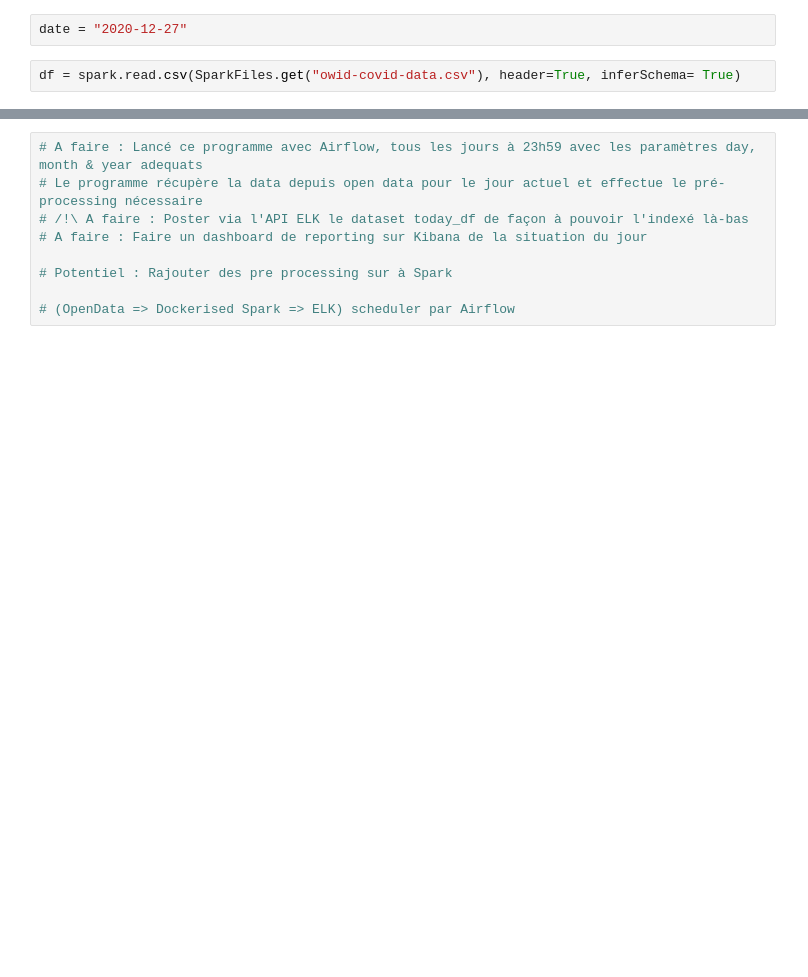
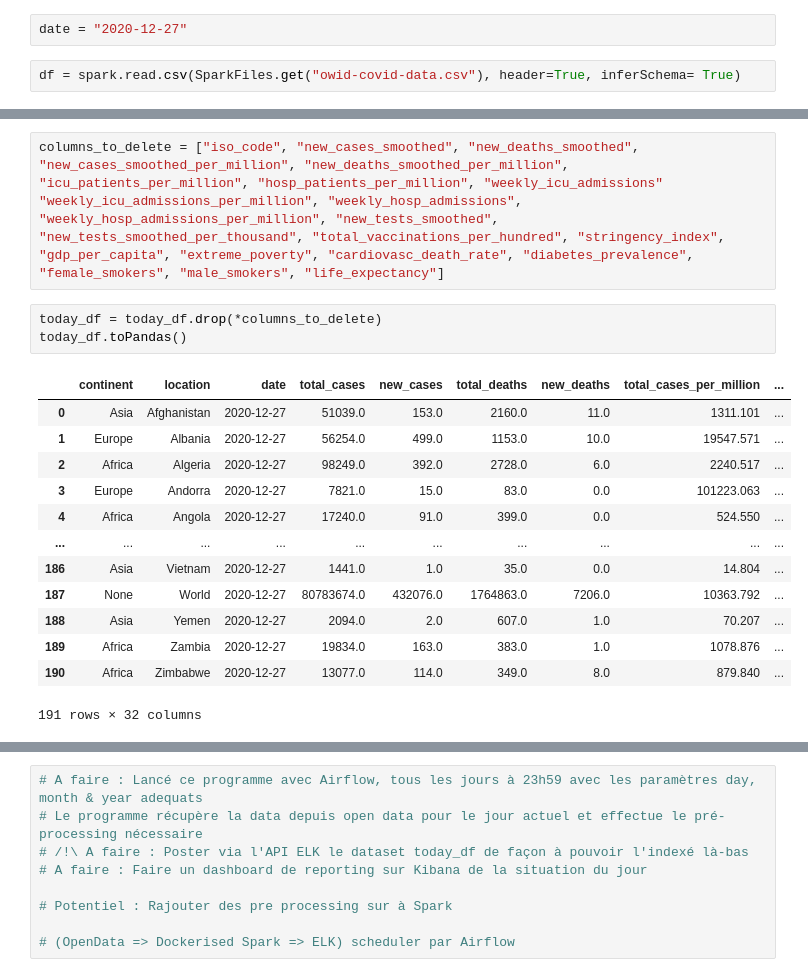
Before and after one commit to ThomLlobEce/BigDataEcosystemProject, a Jupyter notebook: PullAndPreprocessing.ipynb, the cells around one changed output, grey strips where cells are left out. Saved outputs shown, nothing was run; the diff lists cells and outputs as text; blank space fills up the shorter version.

```diff
--- a/PullAndPreprocessing.ipynb
+++ b/PullAndPreprocessing.ipynb
@@ -18,0 +35,19 @@ today_df.toPandas()
+# %%
+columns_to_delete = ["iso_code", "new_cases_smoothed", "new_deaths_smoothed", "new_cases_smoothed_per_million", "new_deaths_smoothed_per_million", "icu_patients_per_million", "hosp_patients_per_million", "weekly_icu_admissions" "weekly_icu_admissions_per_million", "weekly_hosp_admissions", "weekly_hosp_admissions_per_million", "new_tests_smoothed", "new_tests_smoothed_per_thousand", "total_vaccinations_per_hundred", "stringency_index", "gdp_per_capita", "extreme_poverty", "cardiovasc_death_rate", "diabetes_prevalence", "female_smokers", "male_smokers", "life_expectancy"]
+# %%
+today_df = today_df.drop(*columns_to_delete)
+today_df.toPandas()
+# %% [output]
+|  | continent | location | date | total_cases | new_cases | total_deaths | new_deaths | total_cases_per_million | ... |
+| 0 | Asia | Afghanistan | 2020-12-27 | 51039.0 | 153.0 | 2160.0 | 11.0 | 1311.101 | ... |
+| 1 | Europe | Albania | 2020-12-27 | 56254.0 | 499.0 | 1153.0 | 10.0 | 19547.571 | ... |
+| 2 | Africa | Algeria | 2020-12-27 | 98249.0 | 392.0 | 2728.0 | 6.0 | 2240.517 | ... |
+| 3 | Europe | Andorra | 2020-12-27 | 7821.0 | 15.0 | 83.0 | 0.0 | 101223.063 | ... |
+| 4 | Africa | Angola | 2020-12-27 | 17240.0 | 91.0 | 399.0 | 0.0 | 524.550 | ... |
+| ... | ... | ... | ... | ... | ... | ... | ... | ... | ... |
+| 186 | Asia | Vietnam | 2020-12-27 | 1441.0 | 1.0 | 35.0 | 0.0 | 14.804 | ... |
+| 187 | None | World | 2020-12-27 | 80783674.0 | 432076.0 | 1764863.0 | 7206.0 | 10363.792 | ... |
+| 188 | Asia | Yemen | 2020-12-27 | 2094.0 | 2.0 | 607.0 | 1.0 | 70.207 | ... |
+| 189 | Africa | Zambia | 2020-12-27 | 19834.0 | 163.0 | 383.0 | 1.0 | 1078.876 | ... |
+| 190 | Africa | Zimbabwe | 2020-12-27 | 13077.0 | 114.0 | 349.0 | 8.0 | 879.840 | ... |
+191 rows × 32 columns
```
Also changed, not shown: parts of 3 cells of this notebook.
